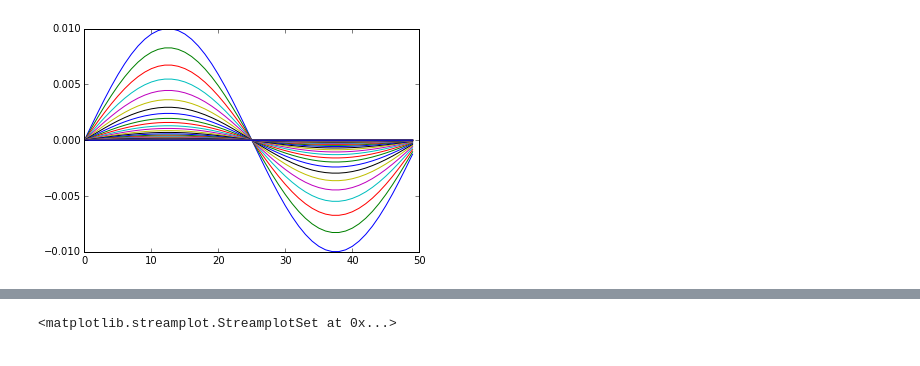
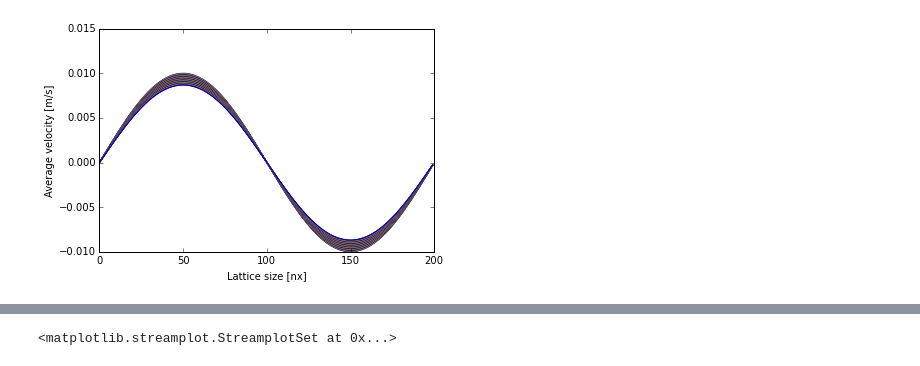
Before and after one commit to Schraivogel/hpc, a Jupyter notebook: Exercise 1_Julian.ipynb, the cells around one changed output, grey strips where cells are left out. Saved outputs shown, nothing was run; the diff lists cells and outputs as text; code cells hidden in the pictures.

```diff
--- a/Exercise 1_Julian.ipynb
+++ b/Exercise 1_Julian.ipynb
@@ -195,6 +176,14 @@ def set_rho(epsilon, rho0, rows, cols):
     rho += epsilon * np.sin(valx).reshape(1, cols)
     return rho
 
+#################
+rows = 200
+cols = 200
+q = 9
+timesteps = 300
+mod = 2
+savePlot = True
+
 # shear wave rho decay init
 epsilon = 0.01
 rho0 = 0.8
@@ -202,7 +191,7 @@ assert(rho0 > epsilon), "rho0 must be bigger than the sine-offset"
 rho = set_rho(epsilon, rho0, rows, cols)
 u = np.zeros((rows, cols, 2))
 
-omega = 0.5
+omega = 0.3
 
 # Belegung des lattice, dass das mit rho, welches ich in der funktion set_rho berechnet habe, passt
 latt = calc_equilibrium(rho, u, c, w) # which is equal to f_eq
@@ -210,7 +199,7 @@ latt = calc_equilibrium(rho, u, c, w) # which is equal to f_eq
 plt.figure()
 
 for t in range(timesteps):
-    if t%10 == 0:
+    if t%mod == 0:
         plt.plot(rho[rows//4,:])
     latt = shift_latt(latt)
     j = calc_j(c, latt)
@@ -219,6 +208,8 @@ for t in range(timesteps):
     f_eq = calc_equilibrium(rho, u, c, w)
     latt += omega * (f_eq - latt)
 
+plt.xlabel('Lattice size [nx]')
+plt.ylabel('Occupation number [rho]')
 if savePlot == True:
-    plt.savefig('Set_Rho_300_300_300_t_50.pdf')
+    plt.savefig('Report/Set_Rho_' + str(rows) + 'x' + str(cols) + '_omega=' + str(omega) + '_t=' + str(timesteps) + '_t_mod=' + str(mod) + '.pdf')
 # %% [output]
@@ -231,12 +222,22 @@ def set_u(epsilon, rows, cols):
     u[:,:,1] = epsilon * np.sin(valy).reshape(rows, 1)
     return u
 
+#################
+rows = 200
+cols = 200
+q = 9
+timesteps = 5000
+mod = 100
+savePlot = True
+point = rows//4
+
+
 # shear wave u decay init
 epsilon = 0.01
 rho = np.full((rows,cols), 1., dtype=float)
 u = set_u(epsilon, rows, cols)
 
-omega = 0.4
+omega = 1.7
 
 # Belegung des lattice, dass das mit u, welches ich in der funktion set_u berechnet habe, passt
 latt = calc_equilibrium(rho, u, c, w) # which is equal to f_eq
@@ -246,7 +247,7 @@ o = np.zeros((1,0), dtype=float);
 plt.figure()
 
 for t in range(timesteps):
-    if t%20 == 0:
+    if t%mod == 0:
         plt.plot(u[:,0,1], label='{t}'.format(t=t))
     o = np.append(o, u[rows//4,0,1])
     latt = shift_latt(latt)
@@ -256,36 +257,47 @@ for t in range(timesteps):
     f_eq = calc_equilibrium(rho, u, c, w)
     latt += omega * (f_eq - latt)
 
-# plot stuff
+# Plot Stuff
 t = np.arange(timesteps)
 #t = np.arange(len(o)) # use this, if o = np.append() is in modulo loop
 
 #plt.legend(loc='best')
+plt.xlabel('Lattice size [nx]')
+plt.ylabel('Average velocity [m/s]')
+
 if savePlot == True:
-    plt.savefig("Set_U_" + str(rows) + "_" + str(rows) + "_" + str(timesteps) + "t_" + str(20) + ".pdf")
+     plt.savefig('Graphs/Set_U_Sine_' + str(rows) + 'x' + str(cols) + '_point=' + str(point) + '_omega=' + str(omega) + '_t=' + str(timesteps) + '_t_mod=' + str(mod) + '.pdf')
+
+
+
+## Plot Decay Stuff
+
 plt.figure()
 plt.plot(t, o, label="decay")
+plt.xlabel('Time steps ts')
+plt.ylabel('Average velocity of lattice node (nx, ny) = (50,0)')
+
 if savePlot == True:
-    plt.savefig('Set_U_300_300_3000_t_20_Shear_Wave_Decay.pdf')
+    plt.savefig('Report/Set_U_Decay_ohneFit_' + str(rows) + 'x' + str(cols) + '_point=' + str(point) + '_omega=' + str(omega) + '_t=' + str(timesteps) + '_t_mod=' + str(mod) + '.pdf')
 
 # fittig stuff
 
-#plt.figure()
+plt.figure()
 print("Omega=", omega)
+print("Rows=", rows)
+print("Cols=", cols)
 
 nu_calc = 1 / 6 * (2 / omega - 1)
 nu_calc1 = 1 / 3 * (1 /omega - 1/2)
-print("Calculation of nu with noise= ",nu_calc)
-print("Calculation of nu1 with noise= ",nu_calc1)
-
-point = rows // 4
+print("Calculation of nu with noise= " '%.5f' % nu_calc)
+print("Calculation of nu1 with noise= "'%.5f' % nu_calc1)
 
 k = (2 * np.pi) / cols
 nu_noise = (np.log(o[0]) - np.log(o[point]))  / (k** 2 * point)
-print("Calculation of nu with noise at point (",point,")", "= ",'%.10f \n' %  nu_noise)
+print("Calculation of nu with noise at time point (",point,")", "= ",'%.5f' %  nu_noise)
 
 nu_noise_all = (np.log(o[0]) - np.log(o[t[1::]]))  / (k** 2 * t[1::])
-print("Calculation of nu with noise over all points= " '%.10f \n' % np.mean(nu_noise_all))
+print("Calculation of nu with noise over all time points= " '%.5f' % np.mean(nu_noise_all))
 
 eFuncFitNaive = o[0] * np.exp(-nu_noise * k**2 * t)
 plt.plot(t, eFuncFitNaive, 'r', label="eFctNaive")
@@ -304,16 +316,30 @@ A = np.exp(coefficient[1])
 lambdaa = coefficient[0]
 
 eFuncFitExact = A * np.exp(lambdaa * t)
-plt.plot(t, eFuncFitExact, 'g', label="eFctFit")
+plt.plot(t, o, label="decay")
+plt.plot(t, eFuncFitExact, 'g', label="eFctExact")
+plt.xlabel('Time steps ts')
+plt.ylabel('Average velocity of lattice node (nx, ny) = (50,0)')
 
 nuExact = (np.log(eFuncFitExact[0]) - np.log(eFuncFitExact[point]))  / ((k**2) * point)
-print("Calculation of exact nu= " '%.10f \n' % nuExact)
+print("Calculation of nu exact at time point (", point,")", "= " '%.5f' % nuExact)
 
-re = 0
-re1 = u[:,:,0] * cols / nuExact
-print("Calculation of reynolds= " '%.10f \n' % re)
+re = (300 * 0.1) / nuExact
+print("Calculation of reynolds= " '%.5f' % re)
 
 plt.legend(loc='best')
 if savePlot == True:
-    plt.savefig('Fit_Plot_Shear_Wave_Decay.pdf')
+    plt.savefig('Report/Set_U_Decay_' + str(rows) + 'x' + str(cols) + '_point=' + str(point) + '_omega=' + str(omega) + '_t=' + str(timesteps) + '_t_mod=' + str(mod) + '.pdf', dpi=600)
+
+    file = open('Report/Set_U_Decay_' + str(rows) + 'x' + str(cols) + '_point=' + str(point) + '_omega=' + str(omega) + '_t=' + str(timesteps) + '_t_mod=' + str(mod) + '.txt', "w")
+    file.write("Rows: %s \n" % rows)
+    file.write("Cols: %s \n" % cols)
+    file.write("Omega: %s \n" % omega)
+    file.write("Calculation of nu with noise: %s \n" % nu_calc)
+    file.write("Calculation of nu1 with noise: %s \n" % nu_calc1)
+    file.write("Calculation of nu with noise at time point ({}): {}\n".format(point, nu_noise))
+    file.write("Calculation of nu with noise over all time points: %s\n" % np.mean(nu_noise_all))
+    file.write("Calculation of nu exact at time point ({}): {}\n".format(point, nuExact[0]))
+    file.write("Calculation of reynolds= " '%.5f' % re)
+    file.close()
 # %% [output]
@@ -330 +355 @@ Calculation of reynolds= 0.0000000000
-[figure, old version]
+[figure, new version]
```
Also changed, not shown: parts of 5 cells of this notebook, 2 other files.
